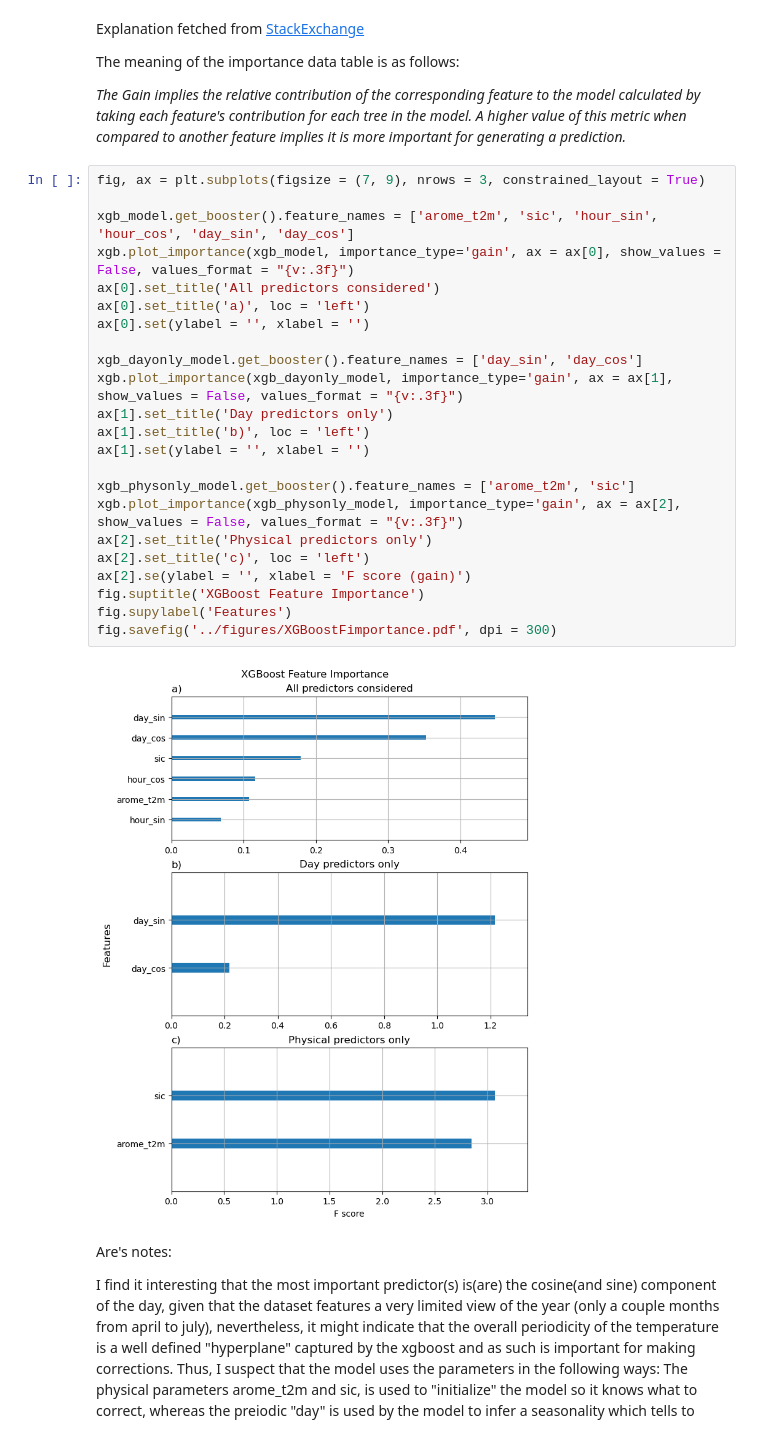
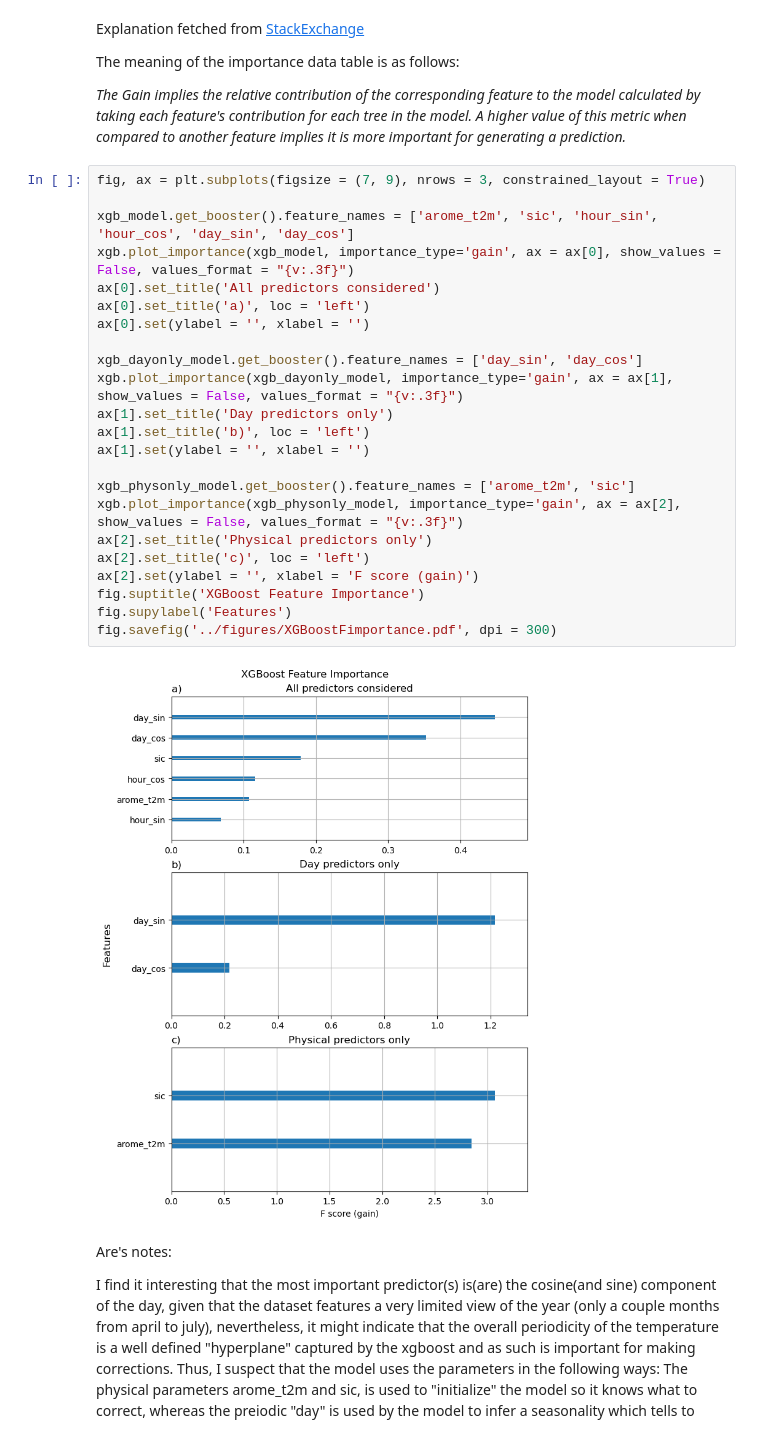
Before and after one commit to AreFrode/GEO9300_project, a Jupyter notebook: src/ML_correction.ipynb, the cells around one changed output. Cells and saved outputs as stored; diff of their text form.

```diff
--- a/src/ML_correction.ipynb
+++ b/src/ML_correction.ipynb
@@ -255,28 +255,28 @@ The meaning of the importance data table is as follows:
 # %%
 fig, ax = plt.subplots(figsize = (7, 9), nrows = 3, constrained_layout = True)
 
 xgb_model.get_booster().feature_names = ['arome_t2m', 'sic', 'hour_sin', 'hour_cos', 'day_sin', 'day_cos']
 xgb.plot_importance(xgb_model, importance_type='gain', ax = ax[0], show_values = False, values_format = "{v:.3f}")
 ax[0].set_title('All predictors considered')
 ax[0].set_title('a)', loc = 'left')
 ax[0].set(ylabel = '', xlabel = '')
 
 xgb_dayonly_model.get_booster().feature_names = ['day_sin', 'day_cos']
 xgb.plot_importance(xgb_dayonly_model, importance_type='gain', ax = ax[1], show_values = False, values_format = "{v:.3f}")
 ax[1].set_title('Day predictors only')
 ax[1].set_title('b)', loc = 'left')
 ax[1].set(ylabel = '', xlabel = '')
 
 xgb_physonly_model.get_booster().feature_names = ['arome_t2m', 'sic']
 xgb.plot_importance(xgb_physonly_model, importance_type='gain', ax = ax[2], show_values = False, values_format = "{v:.3f}")
 ax[2].set_title('Physical predictors only')
 ax[2].set_title('c)', loc = 'left')
-ax[2].se(ylabel = '', xlabel = 'F score (gain)')
+ax[2].set(ylabel = '', xlabel = 'F score (gain)')
 fig.suptitle('XGBoost Feature Importance')
 fig.supylabel('Features')
 fig.savefig('../figures/XGBoostFimportance.pdf', dpi = 300)
 # %% [output]
-[figure, old version]
+[figure, new version]
 # %% [markdown]
 Are's notes:
 
```
Also changed, not shown: 2 other files.
